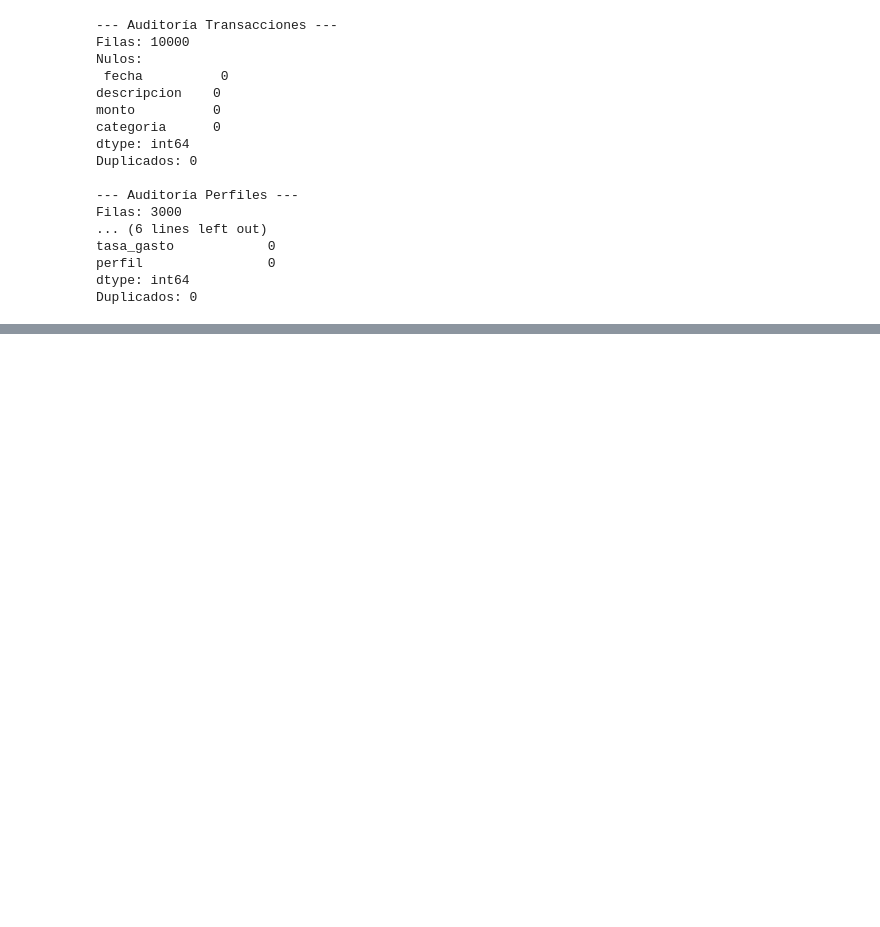
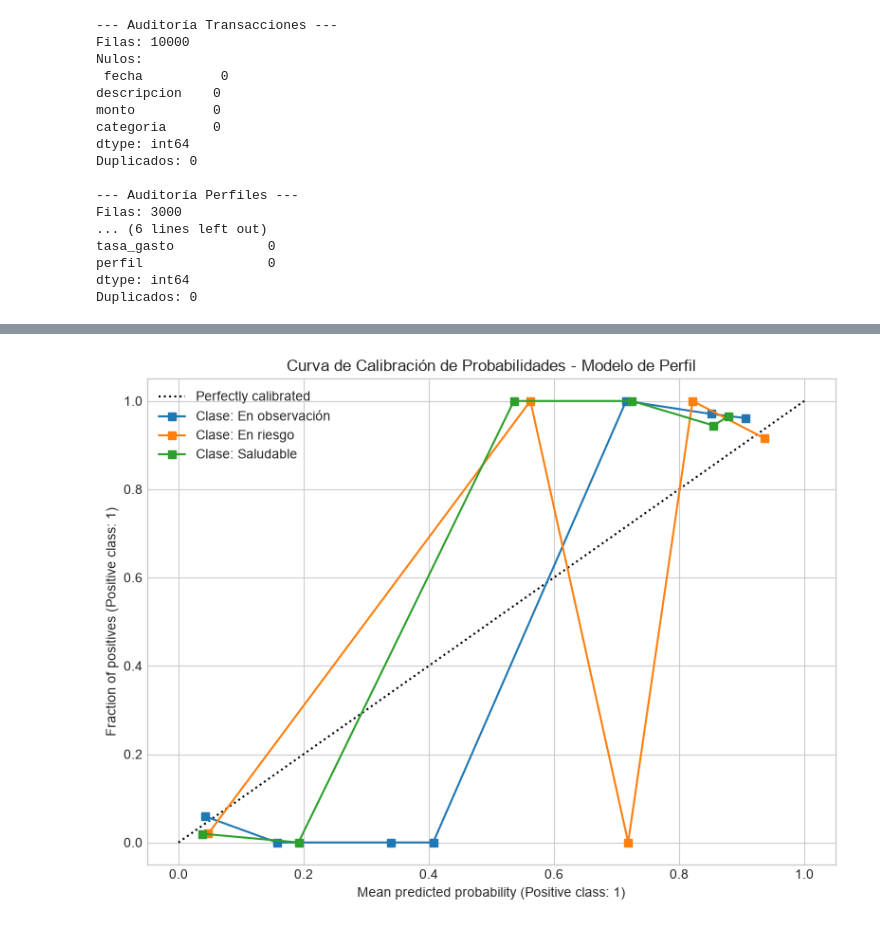
Before and after one commit to No-Country-simulation/G9-LATAM-TEAM-44-FinanceAI, a Jupyter notebook: ciencia-datos/notebook.ipynb, the cells around one changed output, grey strips where cells are left out. Cells and saved outputs as stored; diff of their text form; code cells hidden in the pictures; blank space fills up the shorter version.

Commit message:
feat(ds): pipeline completo dias 1-10 modelos evaluados serializados y metadata

```diff
--- a/ciencia-datos/notebook.ipynb
+++ b/ciencia-datos/notebook.ipynb
@@ -323,0 +538,23 @@ plt.show()
+# %%
+# Gráfico de calibración multiclase (One-vs-Rest)
+fig, ax = plt.subplots(figsize=(8, 6))
+
+lb = LabelBinarizer()
+y_test_bin = lb.fit_transform(y_test_p)
+probas_perf = modelo_perfil_calibrado.predict_proba(X_test_p)
+
+for i, clase in enumerate(modelo_perfil_calibrado.classes_):
+    CalibrationDisplay.from_predictions(
+        y_test_bin[:, i],
+        probas_perf[:, i],
+        n_bins=8,
+        name=f"Clase: {clase}",
+        ax=ax
+    )
+
+ax.set_title("Curva de Calibración de Probabilidades - Modelo de Perfil")
+plt.legend(loc="upper left")
+plt.tight_layout()
+plt.show()
+# %% [output]
+[figure, added]
```
Also changed, not shown: parts of 50 cells of this notebook, 3 other files.
